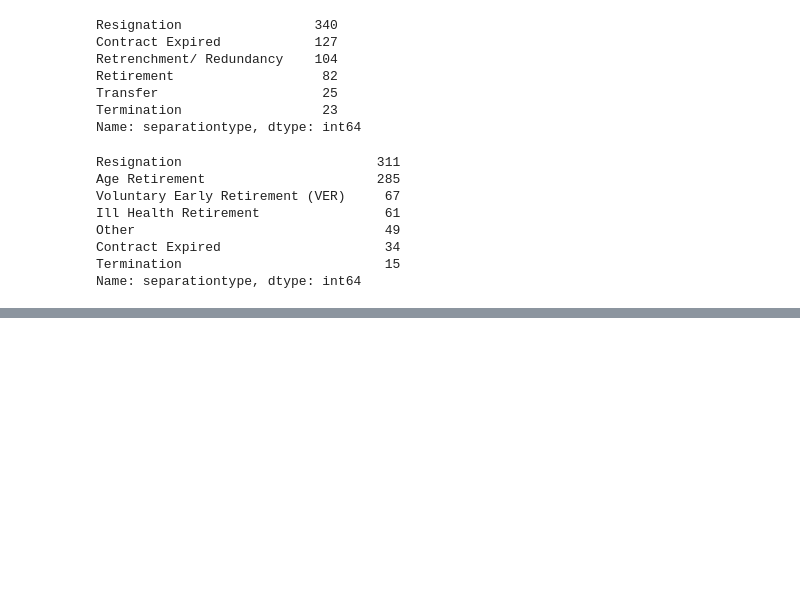
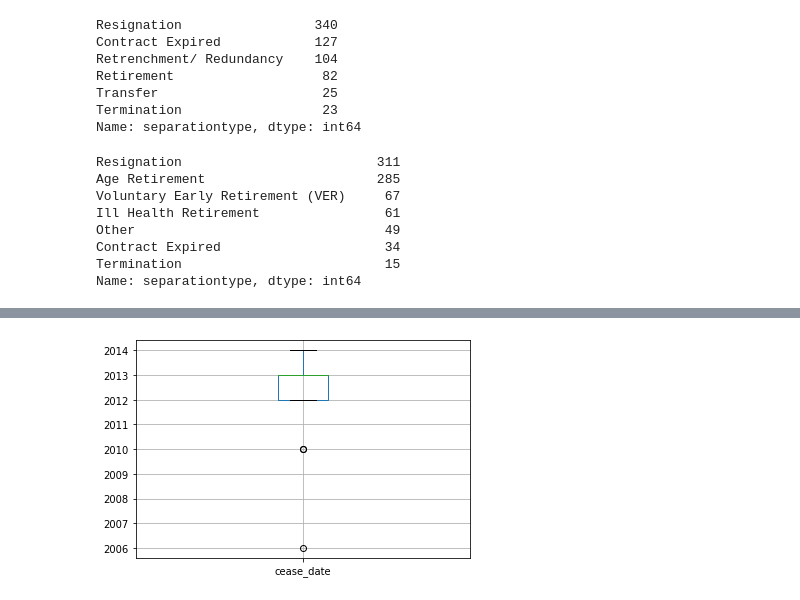
Before and after one commit to ipshitaRB/Analyze-Employee-Exit-Surveys, a Jupyter notebook: Analyze_Employee_Exit_Surveys.ipynb, the cells around one changed output, grey strips where cells are left out. Drawn from its saved outputs; the diff is of its cells as text; code cells hidden in the pictures; blank space fills up the shorter version.

```diff
--- a/Analyze_Employee_Exit_Surveys.ipynb
+++ b/Analyze_Employee_Exit_Surveys.ipynb
@@ -327,0 +442,4 @@ tafe_resignations = tafe_survey_updated[tafe_survey_updated['separationtype'] ==
+# %%
+dete_cease_dates_boxplot = dete_resignations.boxplot('cease_date')
+# %% [output]
+[figure, added]
```
Also changed, not shown: parts of 11 cells of this notebook.
